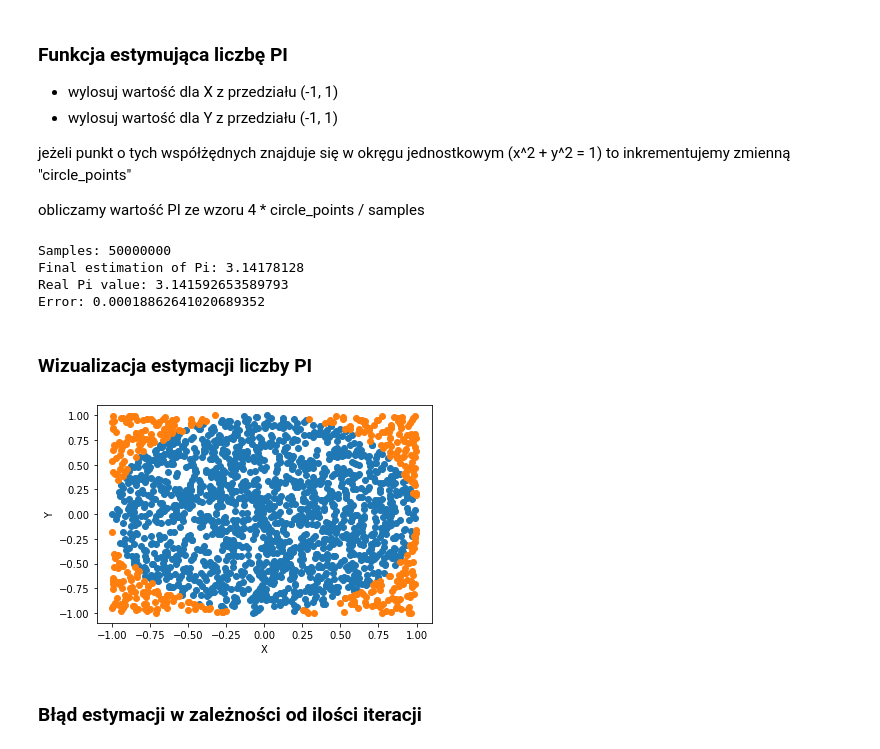
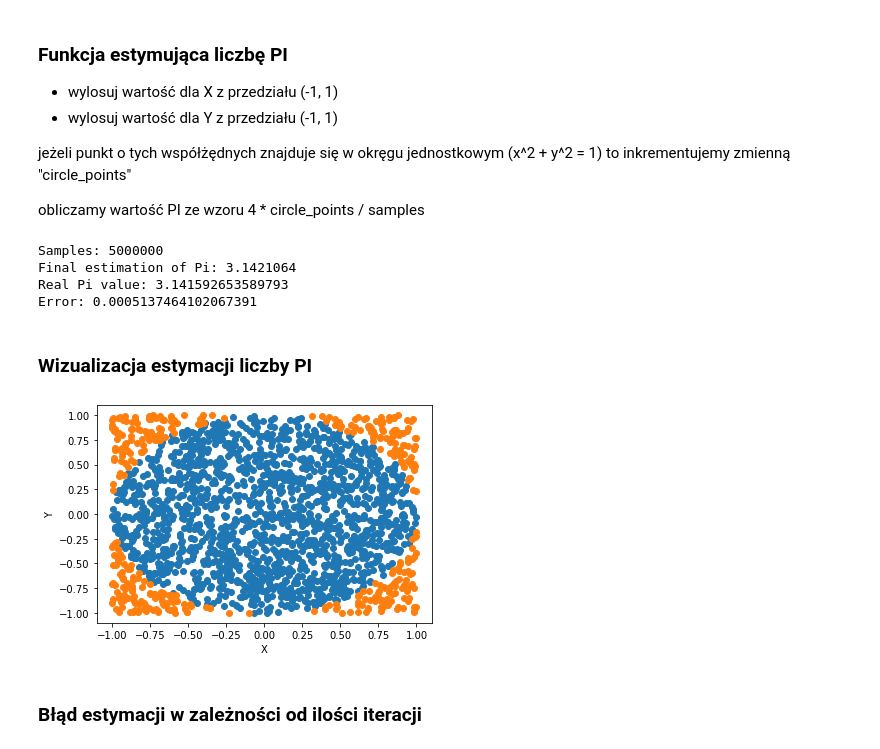
Before and after one commit to mbober1/Identyfikacja-i-modelowanie-statystyczne, a Jupyter notebook: monte_carlo.ipynb, the cells around one changed output. Drawn from its saved outputs; the diff is of its cells as text; code cells hidden in the pictures.

```diff
--- a/monte_carlo.ipynb
+++ b/monte_carlo.ipynb
@@ -12,14 +12,40 @@ from matplotlib import pyplot as plt
 jeżeli punkt o tych współżędnych znajduje się w okręgu jednostkowym (x^2 + y^2 = 1) to inkrementujemy zmienną "circle_points"
 
 obliczamy wartość PI ze wzoru  4 * circle_points / samples
+# %%
+def sawblade_rng(x0, z, n):
+  x_next = x0
+  output = np.empty(n)
+
+  for i in range(0, n):
+    x_next = x_next * z - np.floor(x_next * z)
+    output[i] = x_next
+
+  return output
+
+
+def modulo_rng(x0, a, c, m, n):
+  x_vec = np.empty(len(a)).transpose()
+
+  if x_vec.size != 0:
+    x_vec[0] = x0
+
+  output = np.empty(n)
+
+  for i in range(0, n):
+    x_next = (a @ x_vec + c) % m
+    x_vec = np.roll(x_vec, 1)
+    output[i] = x_vec[0] = x_next
+
+  return output
 # %%
 def find_pi(samples):
   circle_points = 0
-  rand_x = np.random.uniform(-1, 1, samples)   # tutaj użyj legitnego generatora
-  rand_y = np.random.uniform(-1, 1, samples)   # tutaj użyj legitnego generatora
-  origin_dist = np.power(rand_x, 2) + np.power(rand_y, 2)
+  rand_x = sawblade_rng(0.2137, 47, samples) * 2 - 1
+  rand_y = sawblade_rng(0.2137, 21, samples) * 2 - 1
+  distance = np.power(rand_x, 2) + np.power(rand_y, 2)
 
-  for point in origin_dist:
+  for point in distance:
     if point <= 1:
       circle_points += 1
 
@@ -27,47 +53,47 @@ def find_pi(samples):
   return pi
 
 
-samples = 50000000  # około 14s
+samples = 5000000  # około 17s
 pi = find_pi(samples)
 print("Samples:", samples)
 print("Final estimation of Pi:", pi)
 print("Real Pi value:", np.pi)
 print("Error:", np.abs(pi - np.pi))
 # %% [output]
-Samples: 50000000
-Final estimation of Pi: 3.14178128
+Samples: 5000000
+Final estimation of Pi: 3.1421064
 Real Pi value: 3.141592653589793
-Error: 0.00018862641020689352
+Error: 0.0005137464102067391
 # %% [markdown]
 ### Wizualizacja estymacji liczby PI
 # %%
 count = 2000
 circle_points_x = []
 circle_points_y = []
 not_circle_points_x = []
 not_circle_points_y = []
 
-rand_x = np.random.uniform(-1, 1, count)   # tutaj użyj legitnego generatora
-rand_y = np.random.uniform(-1, 1, count)   # tutaj użyj legitnego generatora
+rand_x = sawblade_rng(0.2137, 47, count) * 2 - 1
+rand_y = sawblade_rng(0.2137, 21, count) * 2 - 1
 distance = rand_x**2 + rand_y**2
 
 for i in range(distance.size):
   if distance[i] <= 1:
     circle_points_x.append(rand_x[i])
     circle_points_y.append(rand_y[i])
   else:
     not_circle_points_x.append(rand_x[i])
     not_circle_points_y.append(rand_y[i])
 
 
 fig, (ax) = plt.subplots(1, 1)
 ax.plot(circle_points_x, circle_points_y, 'o')
 ax.plot(not_circle_points_x, not_circle_points_y, 'o')
 ax.set_ylabel('Y')
 ax.set_xlabel('X')
 plt.show()
 # %% [output]
-[figure, old version]
+[figure, new version]
 # %% [markdown]
 ### Błąd estymacji w zależności od ilości iteracji
 # %%
```
Also changed, not shown: parts of 1 cell of this notebook.
